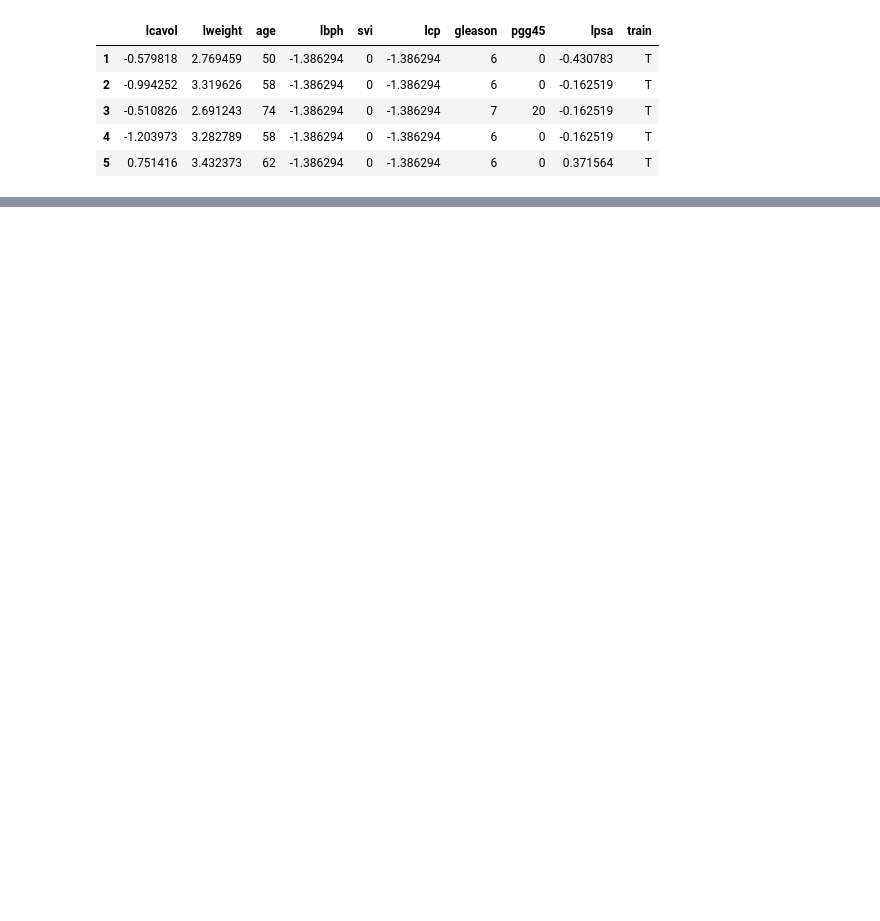
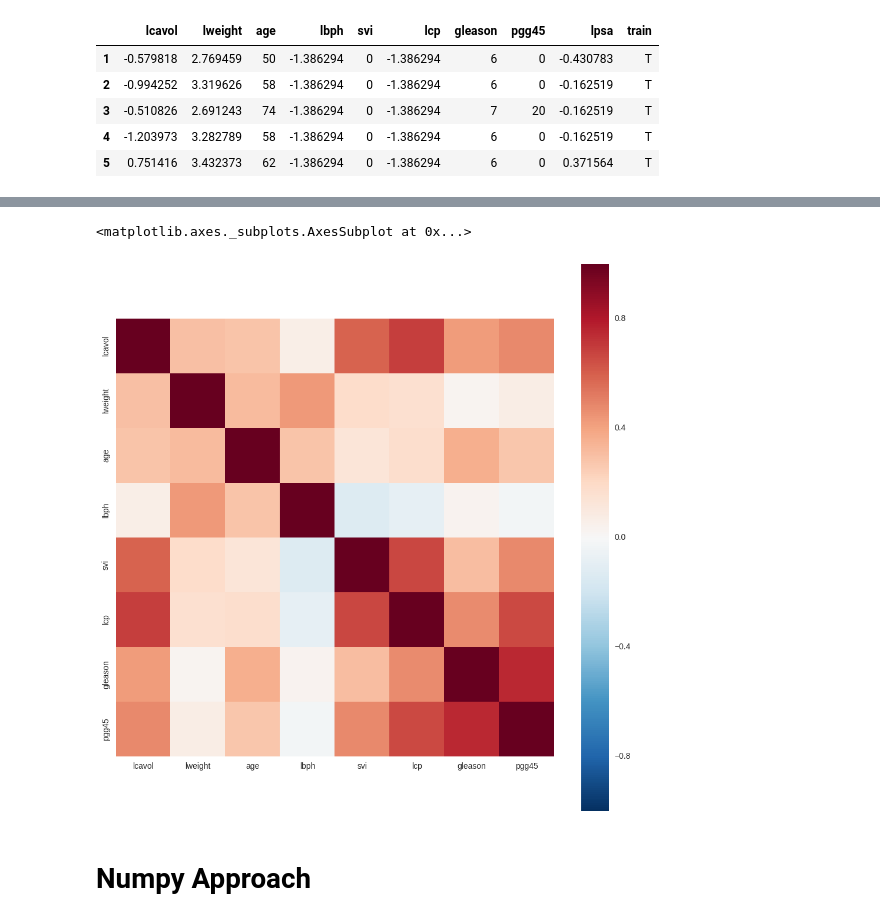
Before and after one commit to afcarl/the_elements_of_statistical_learning, a Jupyter notebook: ch3/chapter3.ipynb, the cells around one changed output, grey strips where cells are left out. Drawn from its saved outputs; the diff is of its cells as text; code cells hidden in the pictures; blank space fills up the shorter version.

```diff
--- a/ch3/chapter3.ipynb
+++ b/ch3/chapter3.ipynb
@@ -239,0 +133,14 @@ res.intercept_
+# %%
+# pull out training set and split into predictor variables and the target variable
+predictors = ['lcavol', 'lweight', 'age', 'lbph', 'svi', 'lcp', 'gleason', 'pgg45']
+df_X = df.loc[df['train']=='T', predictors]
+# center on the means and scale to have unit standard deviation
+df_X = (df_X - df_X.mean()) / df_X.std()
+
+
+target = ['lpsa']
+df_y = df.loc[df['train']=='T', target]
+
+
+N, p = df_X.shape
+print('N(number of training samples)={}, p(number of features)={}'.format(N,p))
@@ -239,0 +149,4 @@ res.intercept_
+# %%
+# lets check out the correlations (figure 3.1)
+corrmat = df_X.corr()
+corrmat
@@ -239,0 +163,8 @@ res.intercept_
+# %%
+fig, ax = plt.subplots(figsize=(12,12))
+sns.heatmap(corrmat, square=True)
+# %% [output]
+<matplotlib.axes._subplots.AxesSubplot at 0x...>
+[figure, added]
+# %% [markdown]
+# Numpy Approach
```
Also changed, not shown: parts of 27 cells of this notebook.
